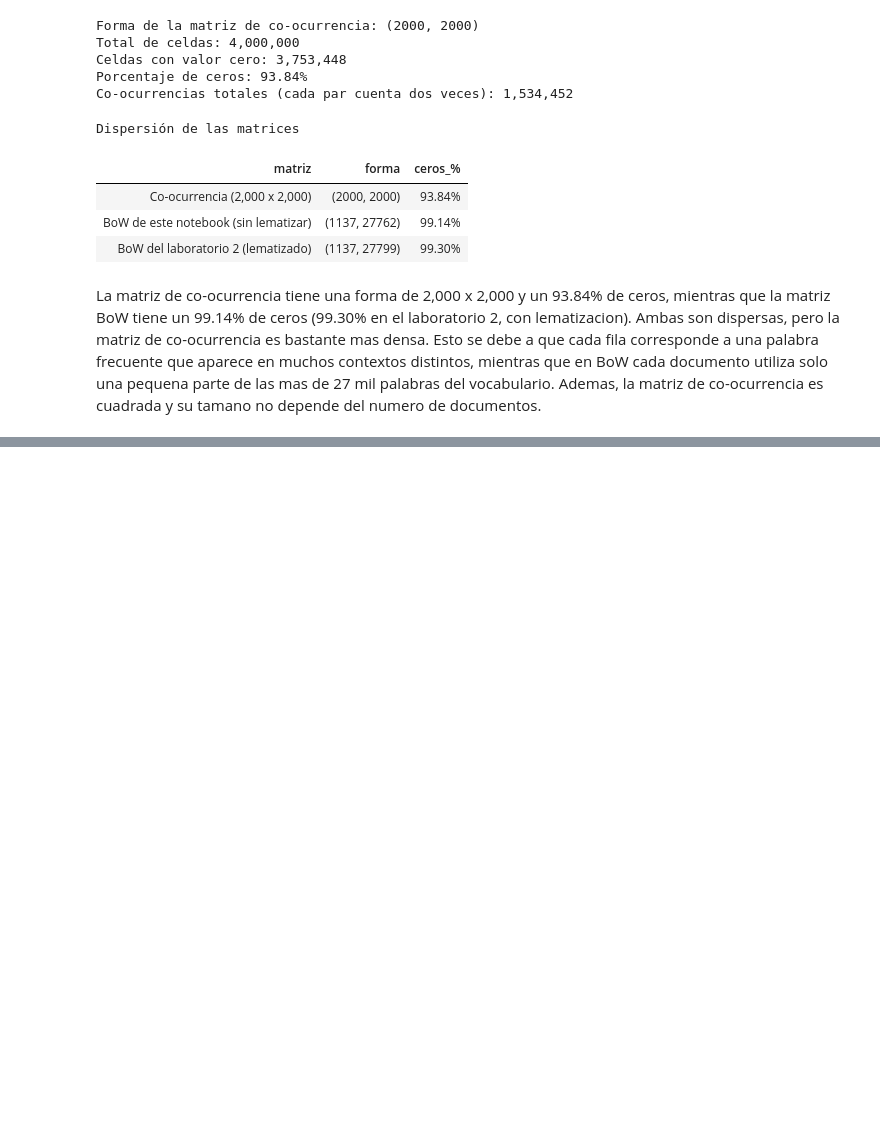
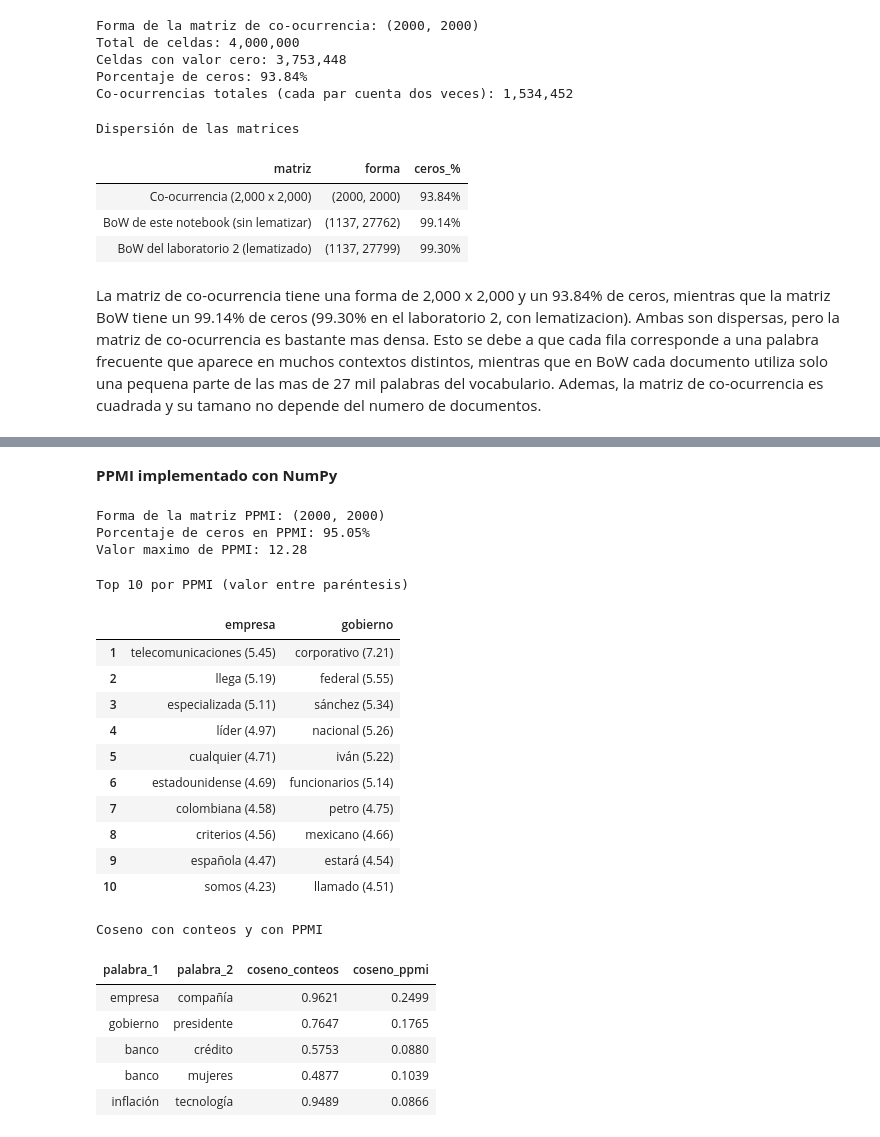
Before and after one commit to JuanDi37/NLP-laboratorio-9, a Jupyter notebook: Laboratorio9.ipynb, the cells around one changed output, grey strips where cells are left out. Drawn from its saved outputs; the diff is of its cells as text; code cells hidden in the pictures; blank space fills up the shorter version.

```diff
--- a/Laboratorio9.ipynb
+++ b/Laboratorio9.ipynb
@@ -464,0 +541,75 @@ La matriz de co-ocurrencia tiene una forma de 2,000 x 2,000 y un 93.84% de ceros
+# %% [markdown]
+**PPMI implementado con NumPy**
+# %%
+#PPMI(w, c) = max(0, log2( P(w, c) / (P(w) * P(c)) ))
+
+def calcular_ppmi(matriz):
+    total = matriz.sum()
+    p_wc = matriz / total
+    p_w = matriz.sum(axis=1, keepdims=True) / total
+    p_c = matriz.sum(axis=0, keepdims=True) / total
+
+    with np.errstate(divide="ignore", invalid="ignore"):
+        pmi = np.log2(p_wc / (p_w * p_c))
+
+    #las celdas con conteo cero dan log(0) = -inf, y las dejamos en cero
+    pmi[~np.isfinite(pmi)] = 0
+    return np.maximum(0, pmi)
+
+matriz_ppmi = calcular_ppmi(matriz_cooc)
+
+print("Forma de la matriz PPMI:", matriz_ppmi.shape)
+print(f"Porcentaje de ceros en PPMI: {(matriz_ppmi == 0).mean() * 100:.2f}%")
+print(f"Valor maximo de PPMI: {matriz_ppmi.max():.2f}")
+# %% [output]
+Forma de la matriz PPMI: (2000, 2000)
+Porcentaje de ceros en PPMI: 95.05%
+Valor maximo de PPMI: 12.28
+# %%
+#las 10 palabras mas asociadas segun PPMI
+
+tabla_top_ppmi = pd.DataFrame({
+    "empresa": [f"{p} ({v:.2f})" for p, v in top_vecinos_matriz(matriz_ppmi, "empresa")],
+    "gobierno": [f"{p} ({v:.2f})" for p, v in top_vecinos_matriz(matriz_ppmi, "gobierno")]
+})
+tabla_top_ppmi.index += 1
+
+display(tabla_top_ppmi.style.set_caption("Top 10 por PPMI (valor entre paréntesis)"))
+
+#cosenos de los mismos pares pero con PPMI
+resultados_cos_ppmi = []
+for a, b in pares_cooc:
+    if a in indice_cooc and b in indice_cooc:
+        resultados_cos_ppmi.append({
+            "palabra_1": a,
+            "palabra_2": b,
+            "coseno_conteos": coseno(matriz_cooc[indice_cooc[a]], matriz_cooc[indice_cooc[b]]),
+            "coseno_ppmi": coseno(matriz_ppmi[indice_cooc[a]], matriz_ppmi[indice_cooc[b]])
+        })
+
+display(
+    pd.DataFrame(resultados_cos_ppmi).style
+    .hide(axis="index")
+    .format({"coseno_conteos": "{:.4f}", "coseno_ppmi": "{:.4f}"})
+    .set_caption("Coseno con conteos y con PPMI")
+)
+# %% [output]
+Top 10 por PPMI (valor entre paréntesis)
+|  | empresa | gobierno |
+| 1 | telecomunicaciones (5.45) | corporativo (7.21) |
+| 2 | llega (5.19) | federal (5.55) |
+| 3 | especializada (5.11) | sánchez (5.34) |
+| 4 | líder (4.97) | nacional (5.26) |
+| 5 | cualquier (4.71) | iván (5.22) |
+| 6 | estadounidense (4.69) | funcionarios (5.14) |
+| 7 | colombiana (4.58) | petro (4.75) |
+| 8 | criterios (4.56) | mexicano (4.66) |
+| 9 | española (4.47) | estará (4.54) |
+| 10 | somos (4.23) | llamado (4.51) |
+Coseno con conteos y con PPMI
+| palabra_1 | palabra_2 | coseno_conteos | coseno_ppmi |
+| empresa | compañía | 0.9621 | 0.2499 |
+| gobierno | presidente | 0.7647 | 0.1765 |
+| banco | crédito | 0.5753 | 0.0880 |
+| banco | mujeres | 0.4877 | 0.1039 |
+| inflación | tecnología | 0.9489 | 0.0866 |
```
Also changed, not shown: parts of 10 cells of this notebook, 1 other file.
